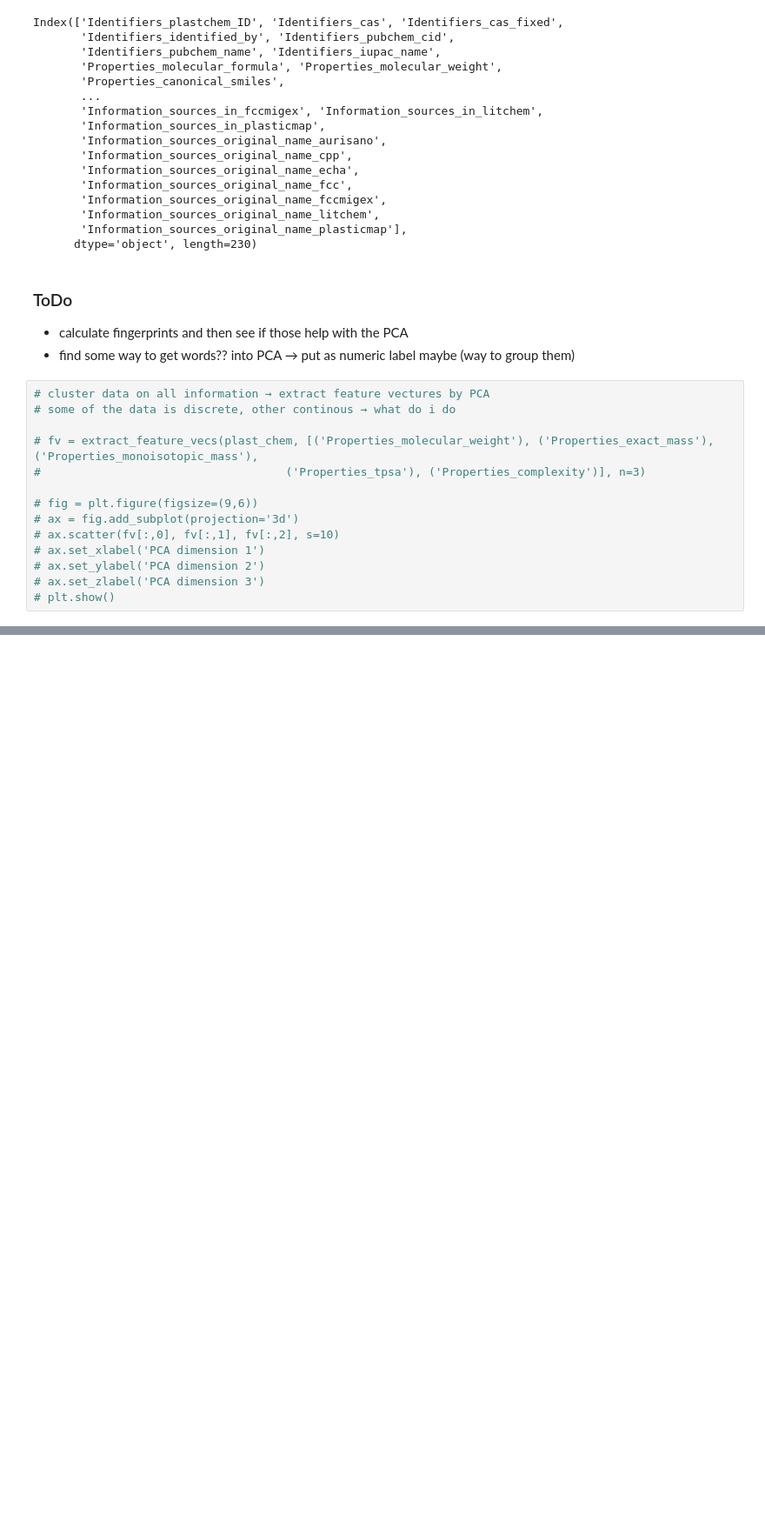
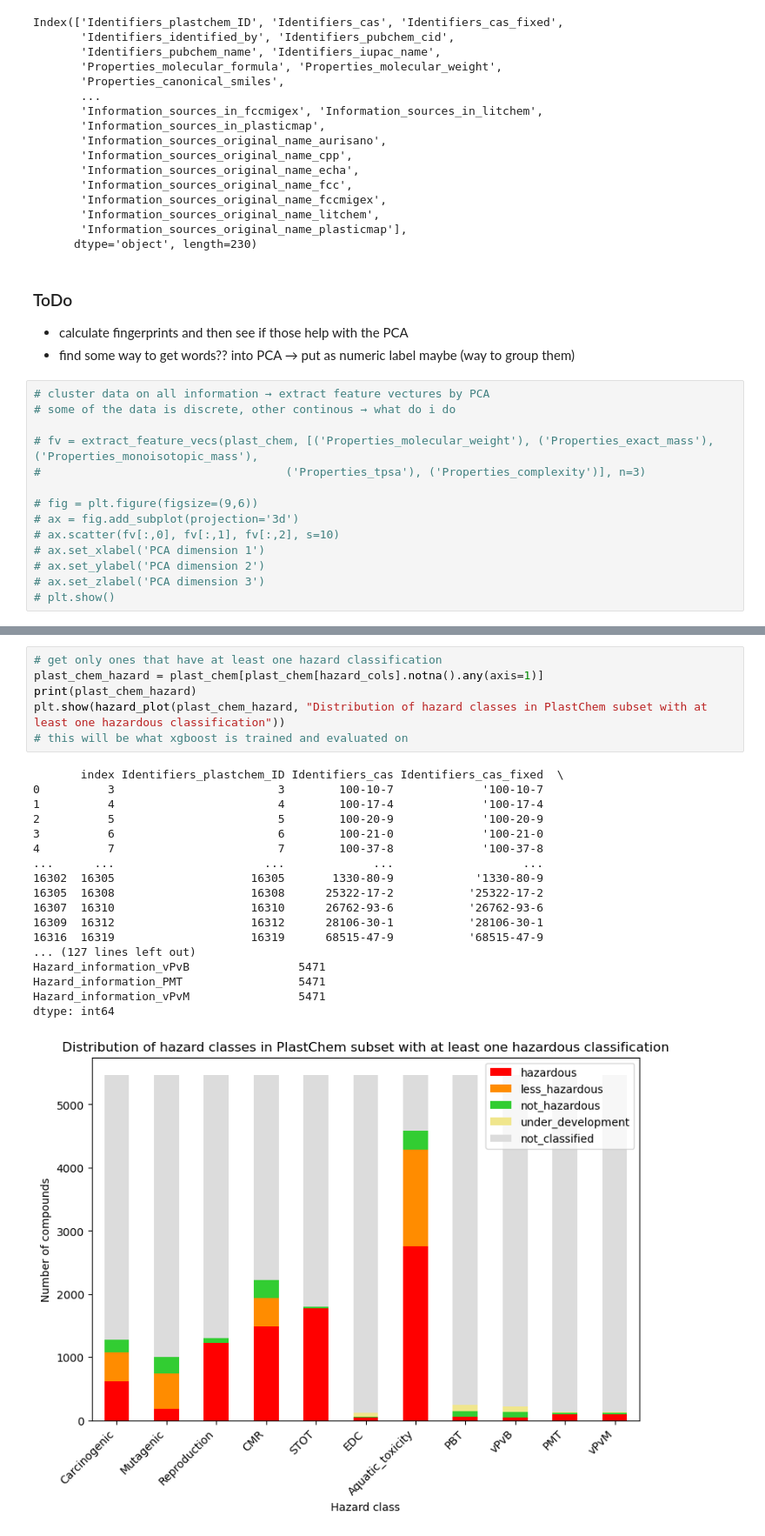
Before and after one commit to ameliehuebner/plastchem-project, a Jupyter notebook: analysis/visual.ipynb, the cells around one changed output, grey strips where cells are left out. Shown at 87% size. Saved outputs shown, nothing was run; the diff lists cells and outputs as text; blank space fills up the shorter version.

```diff
--- a/analysis/visual.ipynb
+++ b/analysis/visual.ipynb
@@ -113,0 +195,25 @@ plt.show()
+# %%
+# get only ones that have at least one hazard classification
+plast_chem_hazard = plast_chem[plast_chem[hazard_cols].notna().any(axis=1)]
+print(plast_chem_hazard)
+plt.show(hazard_plot(plast_chem_hazard, "Distribution of hazard classes in PlastChem subset with at least one hazardous classification"))
+# this will be what xgboost is trained and evaluated on
+# %% [output]
+       index Identifiers_plastchem_ID Identifiers_cas Identifiers_cas_fixed  \
+0          3                        3        100-10-7             '100-10-7
+1          4                        4        100-17-4             '100-17-4
+2          5                        5        100-20-9             '100-20-9
+3          6                        6        100-21-0             '100-21-0
+4          7                        7        100-37-8             '100-37-8
+...      ...                      ...             ...                   ...
+16302  16305                    16305       1330-80-9            '1330-80-9
+16305  16308                    16308      25322-17-2           '25322-17-2
+16307  16310                    16310      26762-93-6           '26762-93-6
+16309  16312                    16312      28106-30-1           '28106-30-1
+16316  16319                    16319      68515-47-9           '68515-47-9
+... (127 lines left out)
+Hazard_information_vPvB                5471
+Hazard_information_PMT                 5471
+Hazard_information_vPvM                5471
+dtype: int64
+[figure, added]
```
Also changed, not shown: parts of 15 cells of this notebook, 5 other files.
